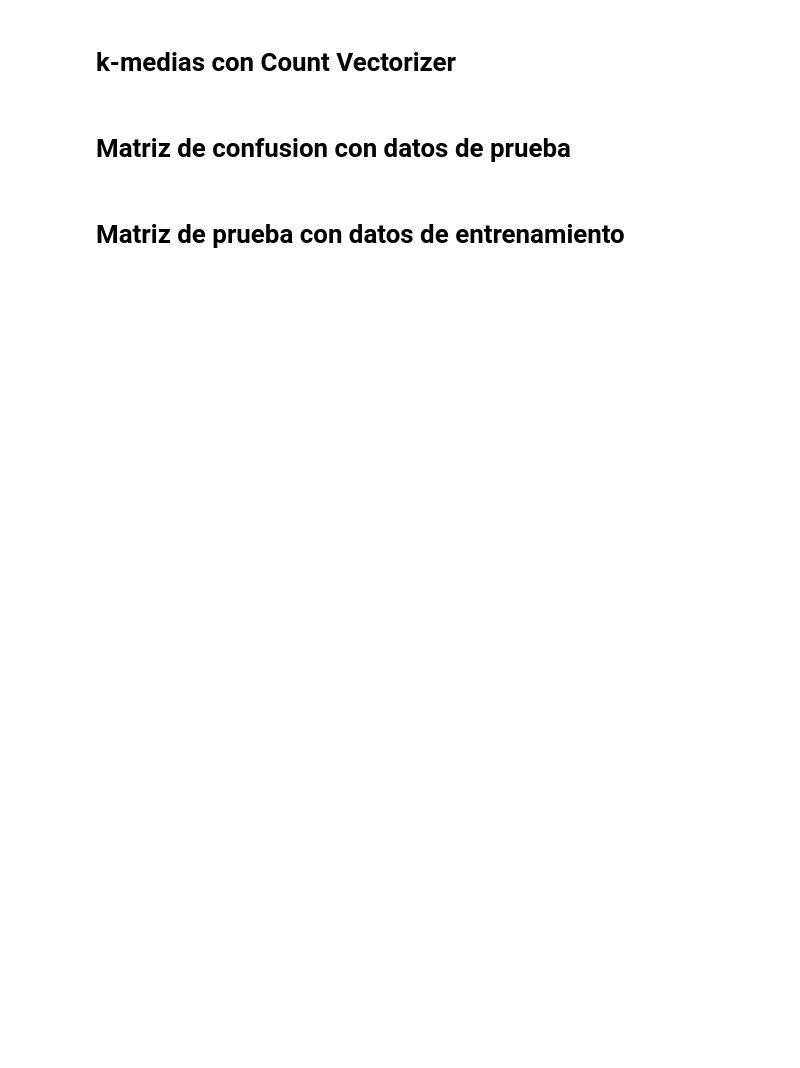
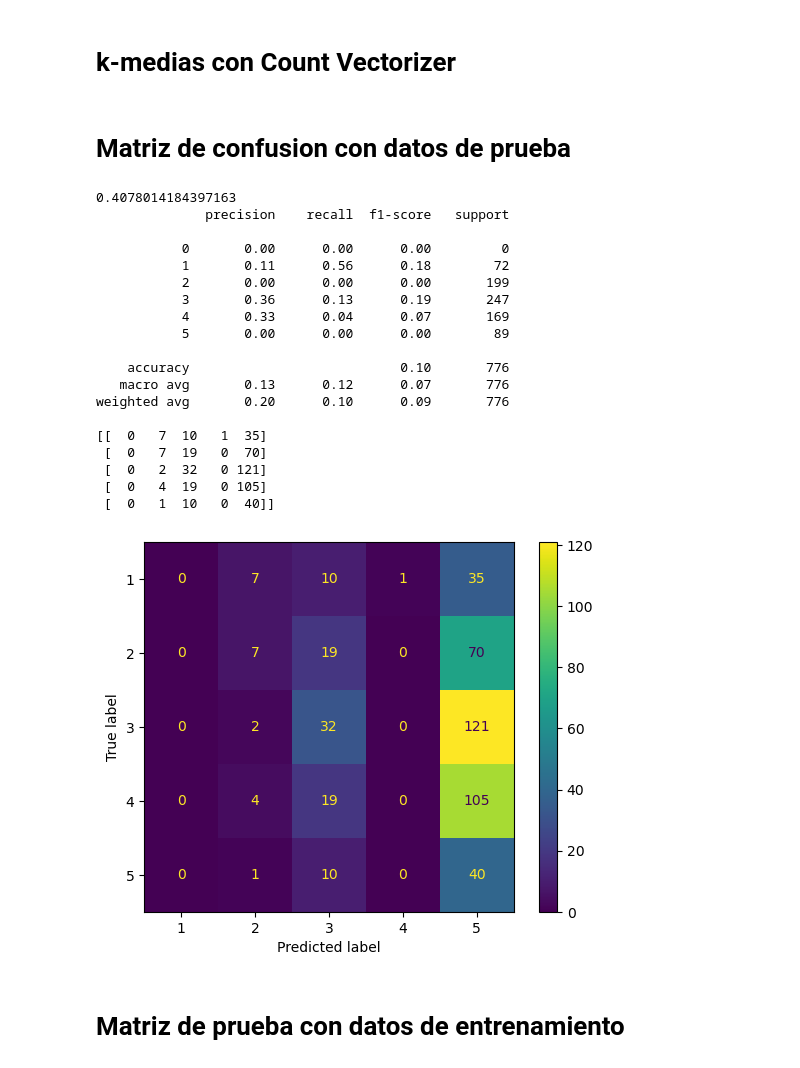
Before and after one commit to svroo/PNL-Escom, a Jupyter notebook: Joder es cine/cine.ipynb, the cells around one changed output. Saved outputs shown, nothing was run; the diff lists cells and outputs as text; code cells hidden in the pictures; blank space fills up the shorter version.

```diff
--- a/Joder es cine/cine.ipynb
+++ b/Joder es cine/cine.ipynb
@@ -147,15 +281,36 @@ plt.show()
 # %%
 km = KMeans(n_clusters= 5).fit(X_train)
 predicted= km.predict(X_test) # 0:Overcast, 2:Mild
 print(accuracy_score(y_train, y_predict))
 
 # target_names = list(map(str, [1,2,3,4,5]))
-print(classification_report(y_train, y_predict))
-cm = confusion_matrix(y_train, y_predict, labels=[5,4,3,2,1])
+print(classification_report(y_test, predicted))
+cm = confusion_matrix(y_test, predicted, labels=[5,4,3,2,1])
 print(cm)
 disp = ConfusionMatrixDisplay(confusion_matrix=cm, display_labels=target_names)
 disp.plot()
 plt.show()
+# %% [output]
+0.4078014184397163
+              precision    recall  f1-score   support
+
+           0       0.00      0.00      0.00         0
+           1       0.11      0.56      0.18        72
+           2       0.00      0.00      0.00       199
+           3       0.36      0.13      0.19       247
+           4       0.33      0.04      0.07       169
+           5       0.00      0.00      0.00        89
+
+    accuracy                           0.10       776
+   macro avg       0.13      0.12      0.07       776
+weighted avg       0.20      0.10      0.09       776
+
+[[  0   7  10   1  35]
+ [  0   7  19   0  70]
+ [  0   2  32   0 121]
+ [  0   4  19   0 105]
+ [  0   1  10   0  40]]
+[figure, added]
 # %% [markdown]
 # Matriz de prueba con datos de entrenamiento
 # %%
```
Also changed, not shown: parts of 24 cells of this notebook.
